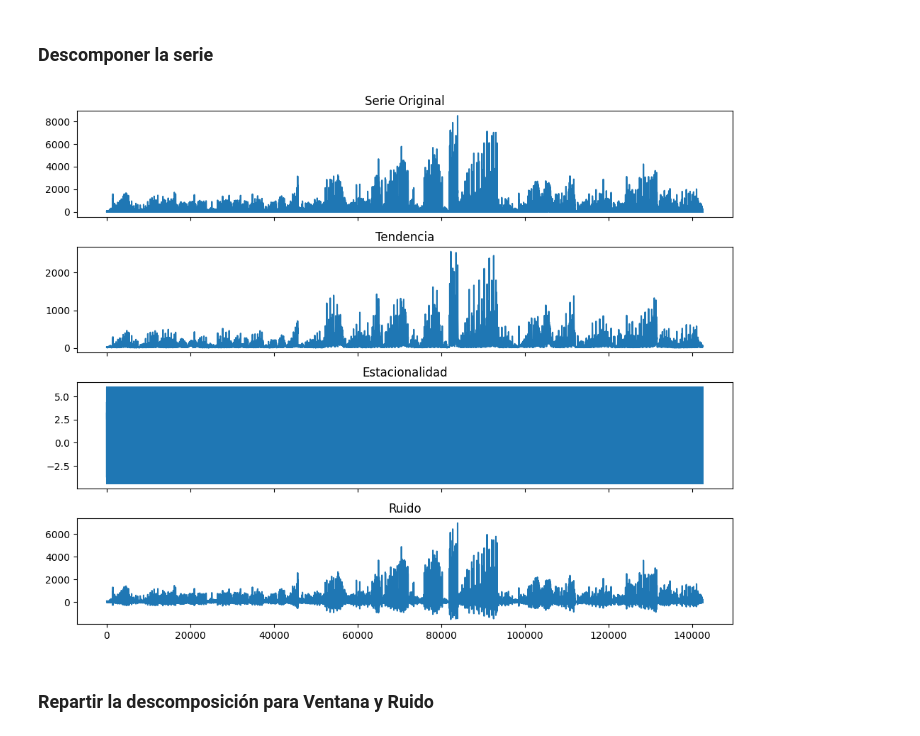
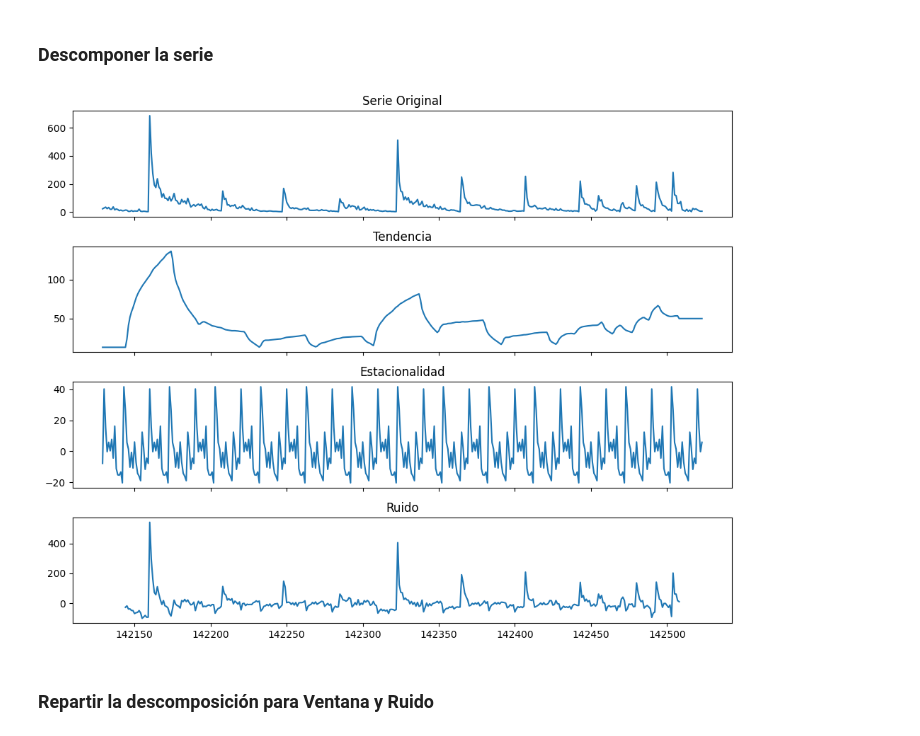
Before and after one commit to JairRamosG/Analisis-Series-de-Tiempo, a Jupyter notebook: Practica_2/rep_5.ipynb, the cells around one changed output. Saved outputs shown, nothing was run; the diff lists cells and outputs as text; code cells hidden in the pictures.

Commit message:
Experimentar con mas transformaciónes para la serie

```diff
--- a/Practica_2/rep_5.ipynb
+++ b/Practica_2/rep_5.ipynb
@@ -26,34 +26,37 @@ df.head()
 | 3 | 1492 | 429 | 1200000 | 12 | 0 | 1 | 11.01 | 100000.0 | ... |
 | 4 | 1492 | 524 | 1200000 | 15 | 0 | 3 | 16.67 | 80000.0 | ... |
 # %%
-serie = pd.Series(df['tickets_sold'].values)
+copia = df.copy()
+copia = copia[-395:]
+
+serie = pd.Series(copia['tickets_sold'].values)
 graficar_serie(df, 'tickets_sold', color = 'red')
 # %% [output]
 [figure]
 # %% [markdown]
 ### Descomponer la serie
 # %%
-desc = seasonal_decompose(df['tickets_sold'], model = 'additive', period = 30)
+desc = seasonal_decompose(copia['tickets_sold'], model = 'additive', period = 30)
 
 # Definir descomposicion
 tendencia = desc.trend
 tendencia = tendencia.interpolate(method = 'linear', limit_direction = 'both')
 estacionalidad = desc.seasonal
 ruido = desc.resid
 
 # Graficar la descomposición
 fig, (ax1, ax2, ax3, ax4) = plt.subplots(4, 1, figsize=(10, 8), sharex=True)
 
-df['tickets_sold'].plot(ax=ax1, title='Serie Original')
+copia['tickets_sold'].plot(ax=ax1, title='Serie Original')
 tendencia.plot(ax=ax2, title='Tendencia')
 estacionalidad.plot(ax=ax3, title='Estacionalidad')
 ruido.plot(ax=ax4, title='Ruido')
 
 plt.tight_layout()
 plt.show()
 plt.close()
 # %% [output]
-[figure, old version]
+[figure, new version]
 # %% [markdown]
 ### Repartir la descomposición para Ventana y Ruido
 # %%
```
Also changed, not shown: parts of 8 cells of this notebook, 14 other files.
